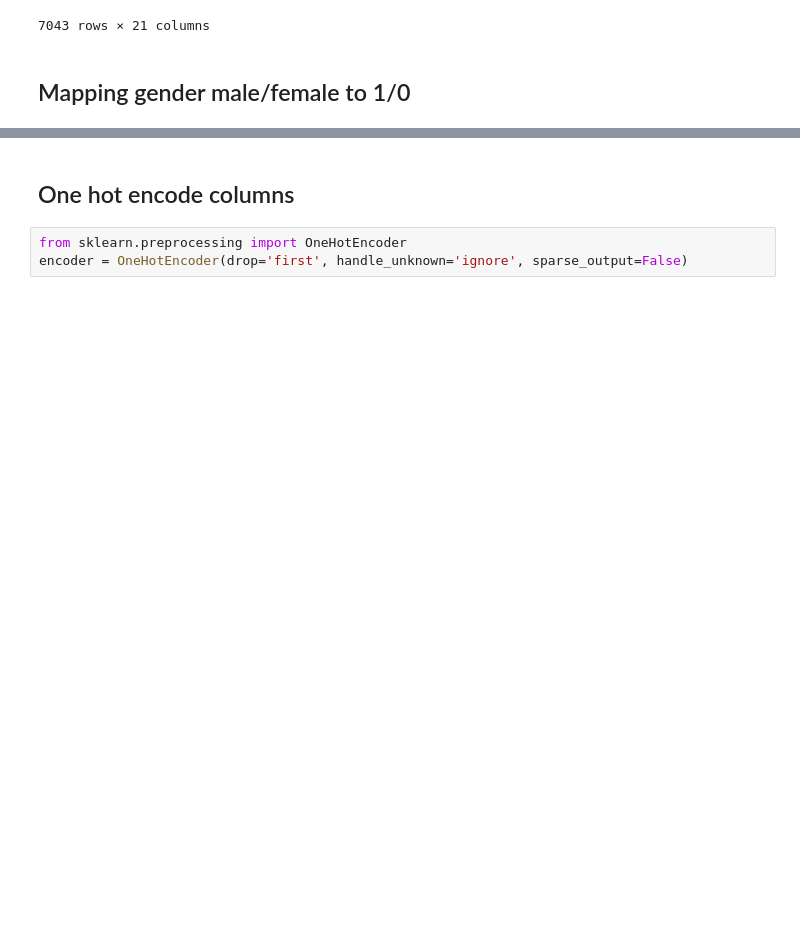
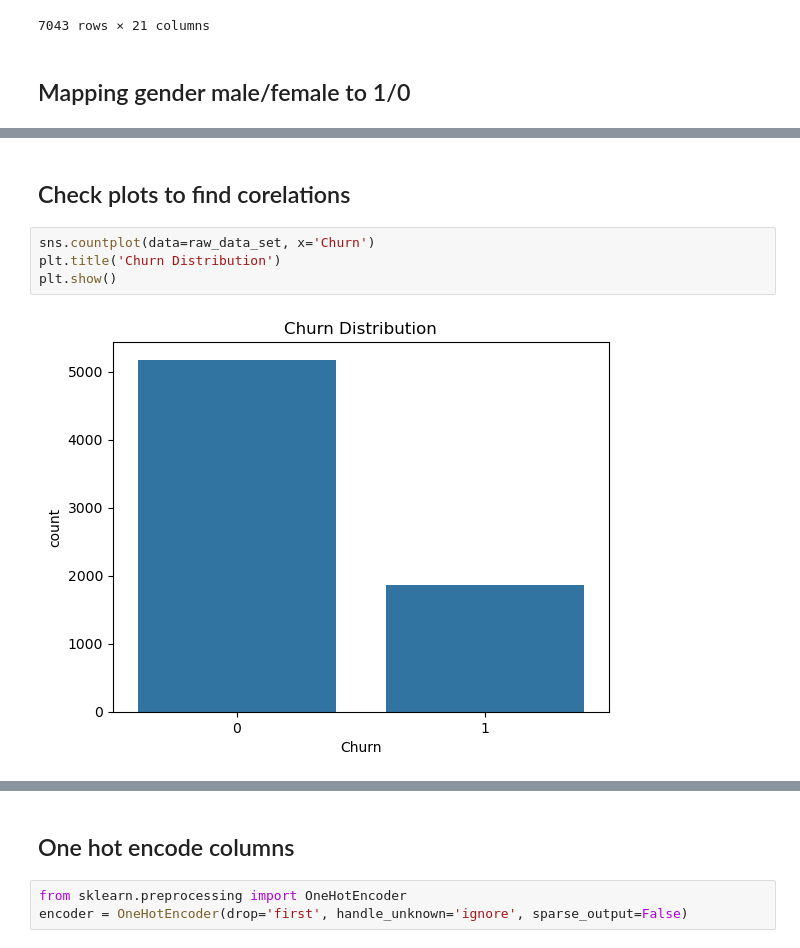
Before and after one commit to Lolit-Bairiganjan/attria, a Jupyter notebook: ml/notebooks/01_data_preprocessing.ipynb, the cells around one changed output, grey strips where cells are left out. Drawn from its saved outputs; the diff is of its cells as text; blank space fills up the shorter version.

Commit message:
Made a few histoplots and countplots for seeing corelations between columns and churn

```diff
--- a/ml/notebooks/01_data_preprocessing.ipynb
+++ b/ml/notebooks/01_data_preprocessing.ipynb
@@ -136 +119,9 @@ raw_data_set
 7043 rows × 21 columns
+# %% [markdown]
+## Check plots to find corelations
+# %%
+sns.countplot(data=raw_data_set, x='Churn')
+plt.title('Churn Distribution')
+plt.show()
+# %% [output]
+[figure, added]
```
Also changed, not shown: parts of 7 cells of this notebook.
